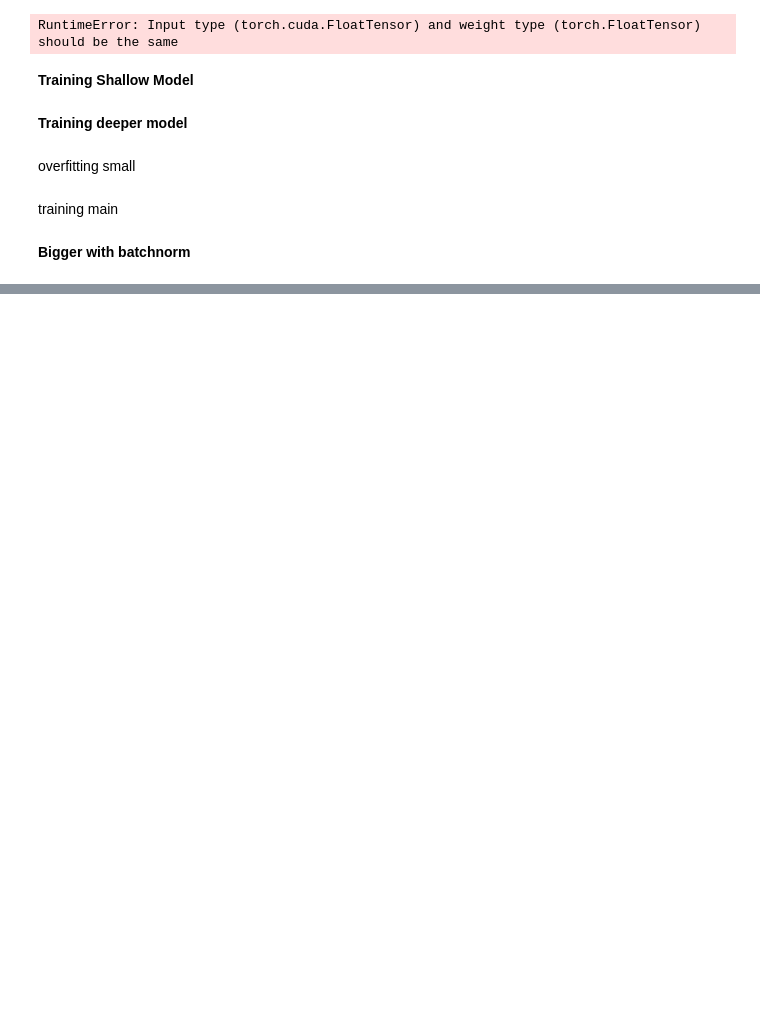
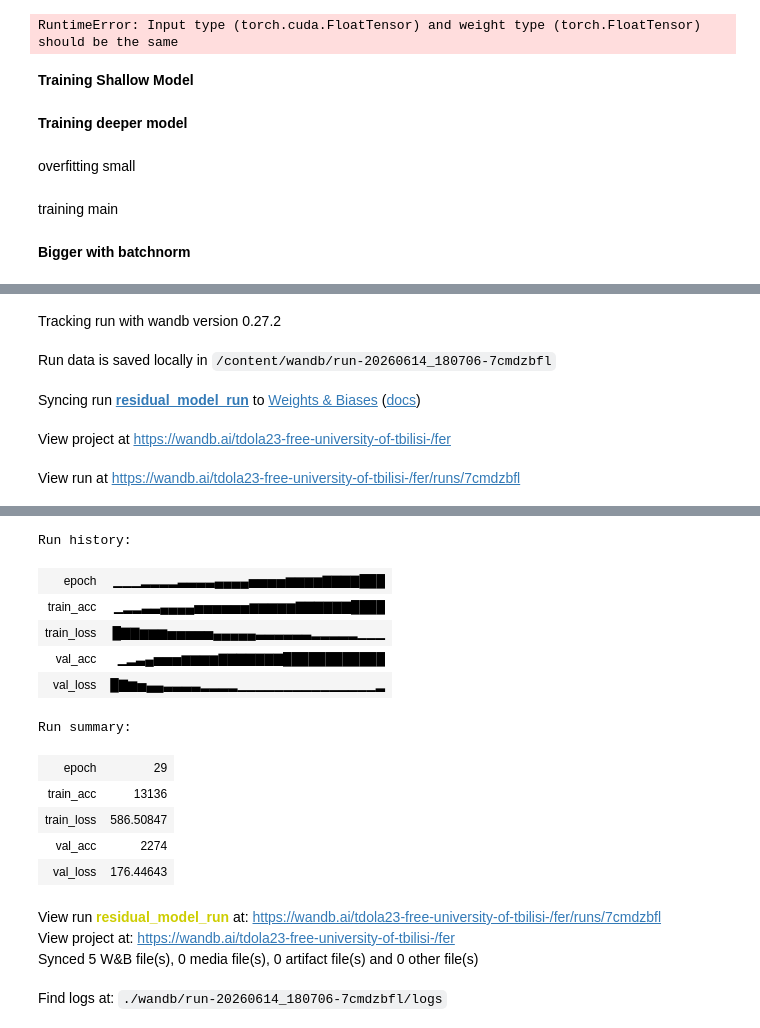
Before and after one commit to icosahedron31/Facial-Expression-Recognition, a Jupyter notebook: CNNMLP.ipynb, the cells around one changed output, grey strips where cells are left out. Cells and saved outputs as stored; diff of their text form; code cells hidden in the pictures; blank space fills up the shorter version.

```diff
--- a/CNNMLP.ipynb
+++ b/CNNMLP.ipynb
@@ -464,0 +613,14 @@ Epoch 30/30, Train Loss: 0.018 Train Accuracy 80.2398
+# %%
+from torch.utils.data import Subset
+
+model = BigNetWithSkips().to(device)
+
+wandb.init(
+    project="fer",
+    group="cnnmlp",
+    name="residual_model_run"
+)
+model = train_loop(train_ds, val_ds, "cnnmlp", 0.0001, 32, model)
+torch.save(model, "medium_mlp.pt")
+wandb.finish()
+# %% [output]
@@ -464,0 +628,5 @@ Epoch 30/30, Train Loss: 0.018 Train Accuracy 80.2398
+Tracking run with wandb version 0.27.2
+Run data is saved locally in /content/wandb/run-20260614_180706-7cmdzbfl
+Syncing run residual_model_run to Weights & Biases (docs)
+View project at https://wandb.ai/tdola23-free-university-of-tbilisi-/fer
+View run at https://wandb.ai/tdola23-free-university-of-tbilisi-/fer/runs/7cmdzbfl
@@ -464,0 +651,16 @@ Epoch 30/30, Train Loss: 0.018 Train Accuracy 80.2398
+Run history:
+| epoch | ▁▁▁▂▂▂▂▃▃▃▃▄▄▄▄▅▅▅▅▆▆▆▆▇▇▇▇███ |
+| train_acc | ▁▂▂▃▃▄▄▄▄▅▅▅▅▅▅▆▆▆▆▆▇▇▇▇▇▇████ |
+| train_loss | █▇▇▆▆▆▅▅▅▅▅▄▄▄▄▄▃▃▃▃▃▃▂▂▂▂▂▁▁▁ |
+| val_acc | ▁▂▃▄▅▅▅▆▆▆▆▇▇▇▇▇▇▇████████████ |
+| val_loss | █▇▆▅▄▄▃▃▃▃▂▂▂▂▁▁▁▁▁▁▁▁▁▁▁▁▁▁▁▂ |
+Run summary:
+| epoch | 29 |
+| train_acc | 13136 |
+| train_loss | 586.50847 |
+| val_acc | 2274 |
+| val_loss | 176.44643 |
+View run residual_model_run at: https://wandb.ai/tdola23-free-university-of-tbilisi-/fer/runs/7cmdzbfl
+View project at: https://wandb.ai/tdola23-free-university-of-tbilisi-/fer
+Synced 5 W&B file(s), 0 media file(s), 0 artifact file(s) and 0 other file(s)
+Find logs at: ./wandb/run-20260614_180706-7cmdzbfl/logs
```
Also changed, not shown: parts of 7 cells of this notebook.
